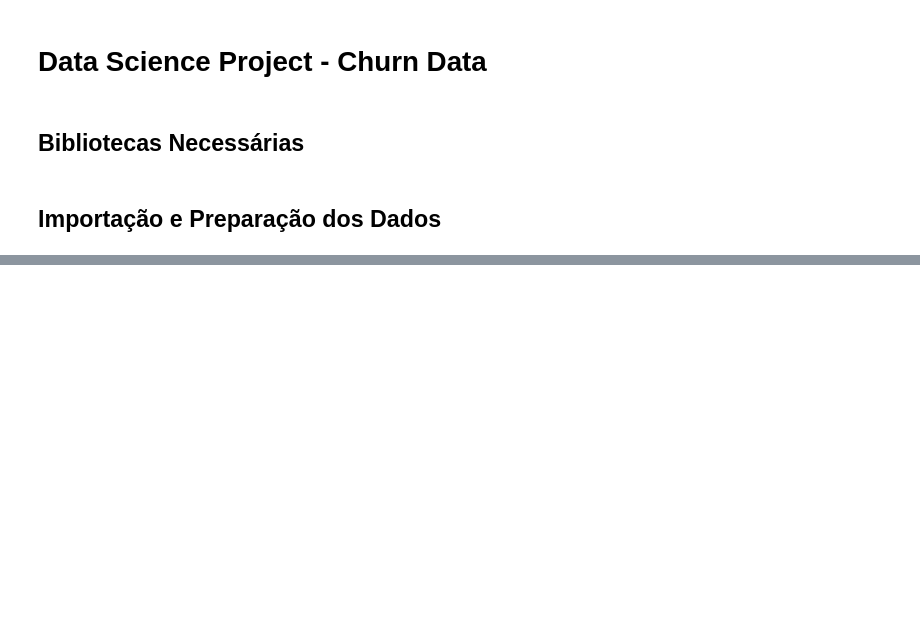
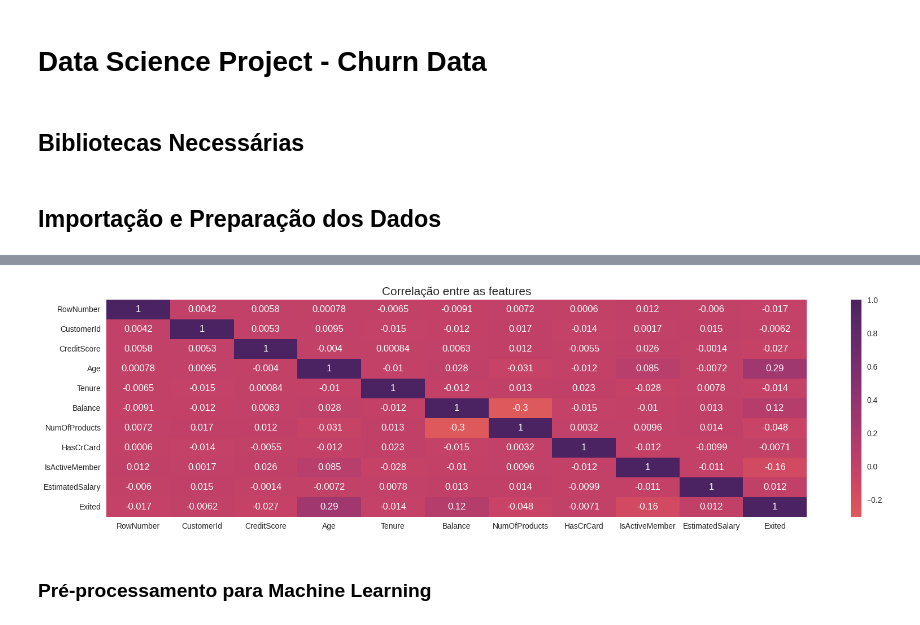
Before and after one commit to wanderson-blima/project_ml_churn_data, a Jupyter notebook: project_ml_churn_data.ipynb, the cells around one changed output, grey strips where cells are left out. Cells and saved outputs as stored; diff of their text form; code cells hidden in the pictures; blank space fills up the shorter version.

Commit message:
Criação do modelo de churn

```diff
--- a/project_ml_churn_data.ipynb
+++ b/project_ml_churn_data.ipynb
@@ -27,0 +40,5 @@ warnings.filterwarnings('ignore')
+# %%
+# fonte: https://kaggle.comshrutimechlearn/churn-modelling
+url = 'https://raw.githubusercontent.com/wanderson-blima/project_ml_churn_data/master/Dados/Churn_Modelling.csv'
+dados = pd.read_csv(url)
+dados.head()
@@ -27,0 +91,10 @@ warnings.filterwarnings('ignore')
+# %%
+# Análise de correlação entre as features:
+plt.figure(figsize=(20,5))
+plt.title('Correlação entre as features', size=15)
+sns.heatmap(dados.corr(), cmap='flare', center=0, annot=True)
+plt.show()
+# %% [output]
+[figure, added]
+# %% [markdown]
+### Pré-processamento para Machine Learning
```
Also changed, not shown: parts of 62 cells of this notebook, 1 other file.
